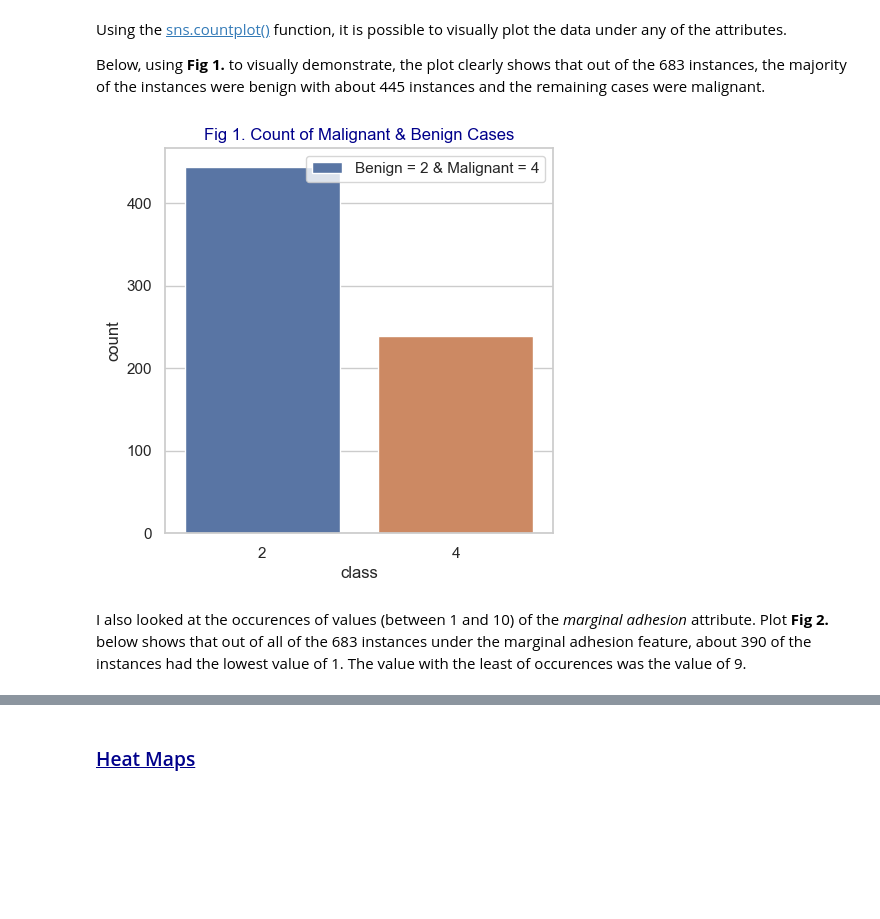
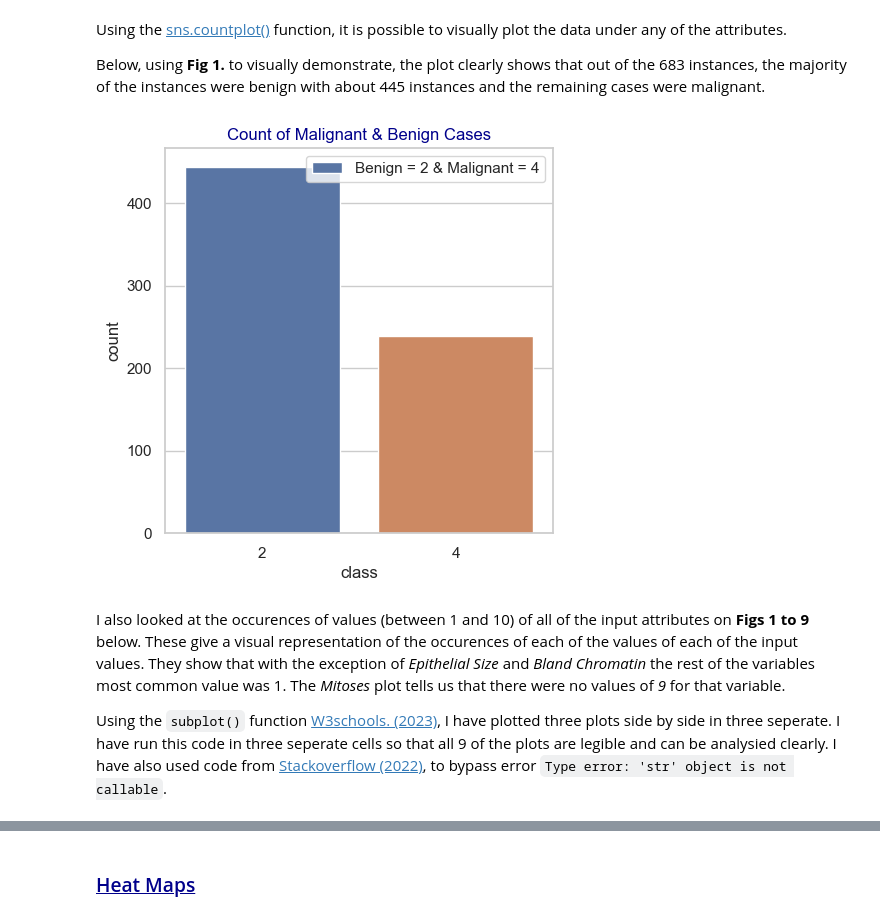
Before and after one commit to OCorry/PfDA-2022-Project-2, a Jupyter notebook: PfDA-2022-Project-2.ipynb, the cells around one changed output, grey strips where cells are left out. Saved outputs shown, nothing was run; the diff lists cells and outputs as text; code cells hidden in the pictures; blank space fills up the shorter version.

Commit message:
statistical analysis section updated

```diff
--- a/PfDA-2022-Project-2.ipynb
+++ b/PfDA-2022-Project-2.ipynb
@@ -370,12 +370,14 @@ Below, using **Fig 1.** to visually demonstrate, the plot clearly shows that out
 # %%
 # Plotting the data
 sns.set(style = 'whitegrid')
 plt.figure(figsize=(5,5))
 sns.countplot(x='class', data=df, label= 'Benign = 2 & Malignant = 4')
-plt.title('Fig 1. Count of Malignant & Benign Cases', color = 'darkblue')
+plt.title('Count of Malignant & Benign Cases', color = 'darkblue')
 plt.legend()
 plt.show()
 # %% [output]
-[figure, old version]
+[figure, new version]
 # %% [markdown]
-I also looked at the occurences of values (between 1 and 10) of the *marginal adhesion* attribute. Plot **Fig 2.** below shows that out of all of the 683 instances under the marginal adhesion feature, about 390 of the instances had the lowest value of 1. The value with the least of occurences was the value of 9.
+I also looked at the occurences of values (between 1 and 10) of all of the input attributes on **Figs 1 to 9** below. These give a visual representation of the occurences of each of the values of each of the input values. They show that with the exception of *Epithelial Size* and *Bland Chromatin* the rest of the variables most common value was 1. The *Mitoses* plot tells us that there were no values of *9* for that variable.
+
+Using the ``subplot()`` function <a href="https://www.w3schools.com/python/matplotlib_subplot.asp" target="_top">W3schools. (2023)</a>, I have plotted three plots side by side in three seperate. I have run this code in three seperate cells so that all 9 of the plots are legible and can be analysied clearly. I have also used code from <a href="https://stackoverflow.com/a/71764226" target="_top">Stackoverflow (2022)</a>, to bypass error ``Type error: 'str' object is not callable``.
```
Also changed, not shown: parts of 17 cells of this notebook.
